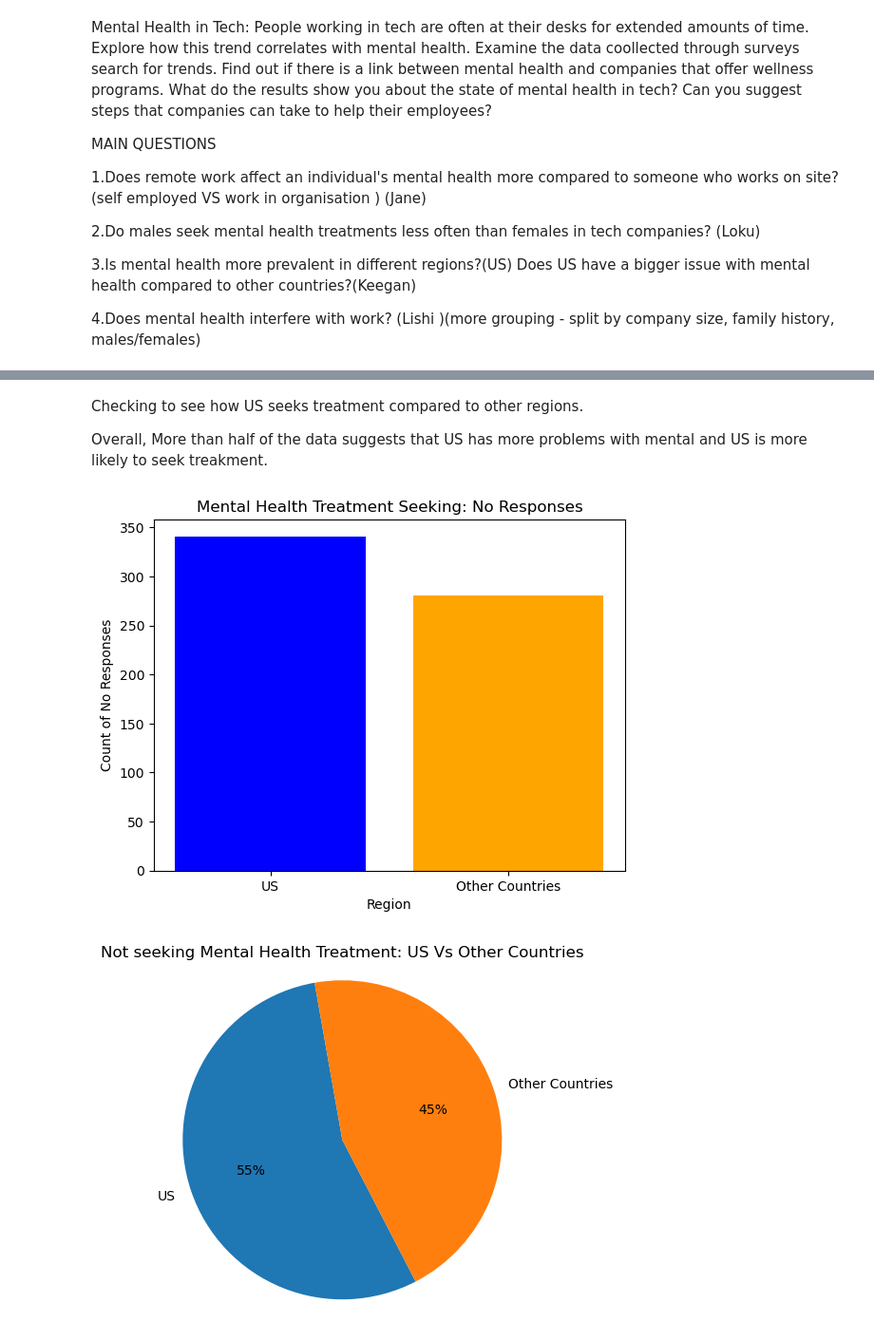
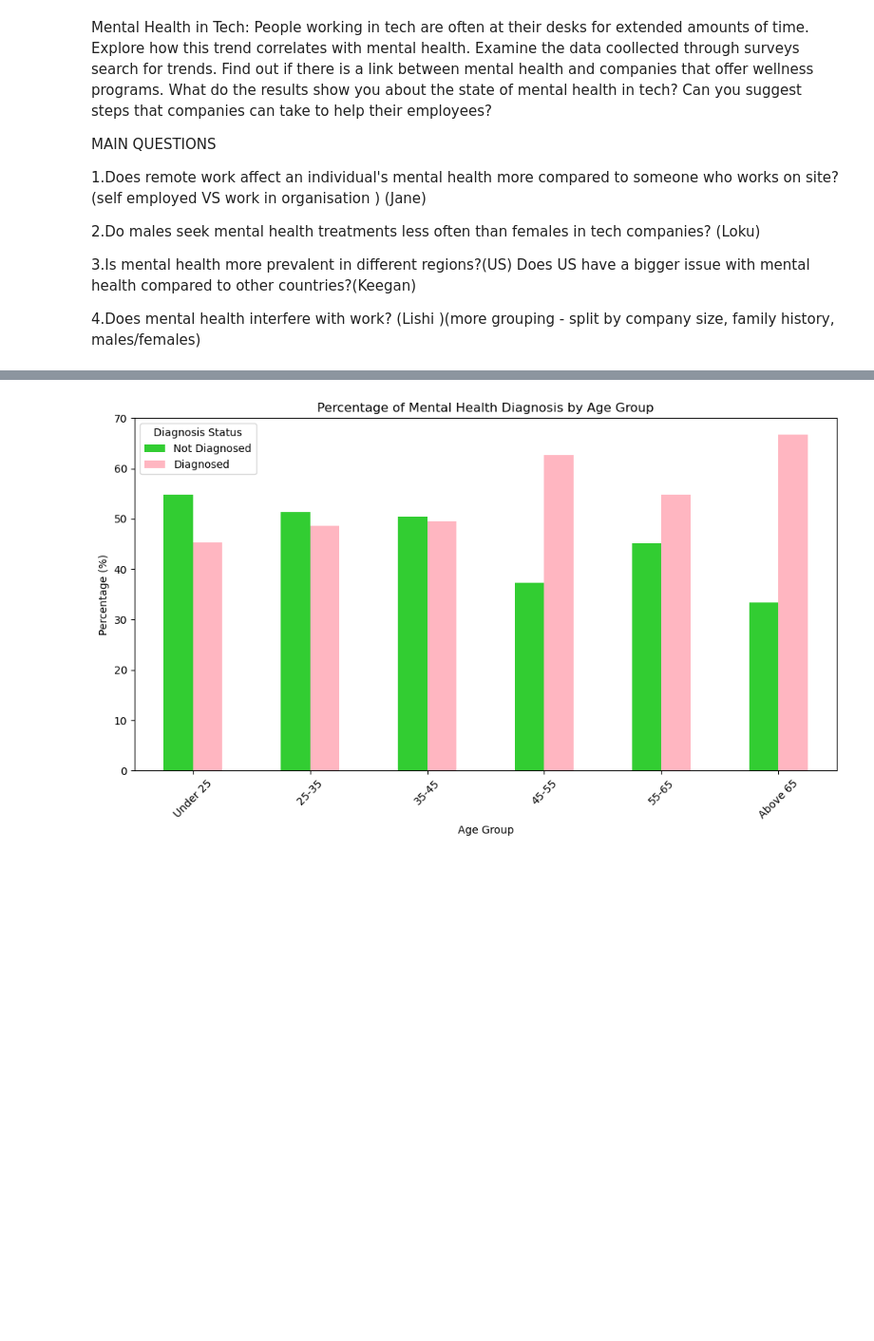
Before and after one commit to Keegawho198/Project-1_Mental-Health, a Jupyter notebook: Jane.ipynb, the cells around one changed output, grey strips where cells are left out. Shown: that part at 95% size. Saved outputs shown, nothing was run; the diff lists cells and outputs as text; code cells hidden in the pictures; blank space fills up the shorter version.

```diff
--- a/Jane.ipynb
+++ b/Jane.ipynb
@@ -107,33 +36,46 @@ plt.show()
-# %% [markdown]
-Checking to see how US seeks treatment compared to other regions.
-
-Overall, More than half of the data suggests that US has more problems with mental and US is more likely to seek treakment.
-# %%
-# Data for plotting No seek help
-labels = ['US', 'Other Countries']
-values = [us_treatment_no, other_countries_treatment_no]  # Use the 'No' counts
-
-# Create a bar graph
-plt.bar(labels, values, color=['blue', 'orange'])
-
-# Add title and labels
-plt.title('Mental Health Treatment Seeking: No Responses')  # Title for Yes responses
-plt.xlabel('Region')
-plt.ylabel('Count of No Responses')  # Y-axis label for Yes responses
-
-# Show the graph
-plt.show()
-
-# Data for plotting
-sizes = [us_treatment_no, other_countries_treatment_no]  # Use the 'Yes' counts
-
-# Create a pie chart
-plt.pie(sizes, labels=labels, autopct='%1.0f%%', startangle=100)  # Display whole numbers for percentages
-plt.title('Not seeking Mental Health Treatment: US Vs Other Countries')  # Title for Yes responses
-plt.axis('equal')
-
-# Show the chart
-plt.show()
-# %% [output]
-[figure, removed]
-[figure, removed]
+# %%
+import pandas as pd
+import matplotlib.pyplot as plt
+
+# Define age groups and a function to categorize ages
+def categorize_age(age):
+    if age < 25:
+        return 'Under 25'
+    elif 25 <= age < 35:
+        return '25-35'
+    elif 35 <= age < 45:
+        return '35-45'
+    elif 45 <= age < 55:
+        return '45-55'
+    elif 55 <= age < 65:
+        return '55-65'
+    else:
+        return 'Above 65'
+
+# Assuming 'What is your age?' is in numeric format. If it's not, convert it to numeric first.
+data_df['Age Group'] = data_df['What is your age?'].apply(categorize_age)
+
+# Convert 'Age Group' to a categorical type with a specified order
+age_order = ['Under 25', '25-35', '35-45', '45-55', '55-65', 'Above 65']
+data_df['Age Group'] = pd.Categorical(data_df['Age Group'], categories=age_order, ordered=True)
+
+# Count occurrences of each age group and their corresponding diagnosis status
+age_diagnosis_counts = data_df.groupby(['Age Group', 'Have you been diagnosed with a mental health condition by a medical professional?'], observed=False).size().unstack(fill_value=0)
+
+# Calculate percentages of diagnosed individuals in each age group
+age_diagnosis_percentages = (age_diagnosis_counts.div(age_diagnosis_counts.sum(axis=1), axis=0) * 100)
+
+
+# Optionally, you can also plot the percentages
+age_diagnosis_percentages.plot(kind='bar', figsize=(10, 6), color=['limegreen','lightpink' ])
+plt.title('Percentage of Mental Health Diagnosis by Age Group')
+plt.xlabel('Age Group')
+plt.ylabel('Percentage (%)')
+plt.xticks(rotation=45)
+plt.legend(title='Diagnosis Status', labels=['Not Diagnosed', 'Diagnosed'])
+
+# Show the chart
+plt.tight_layout()
+plt.show()
+# %% [output]
+[figure, added]
```
Also changed, not shown: parts of 9 cells of this notebook.
